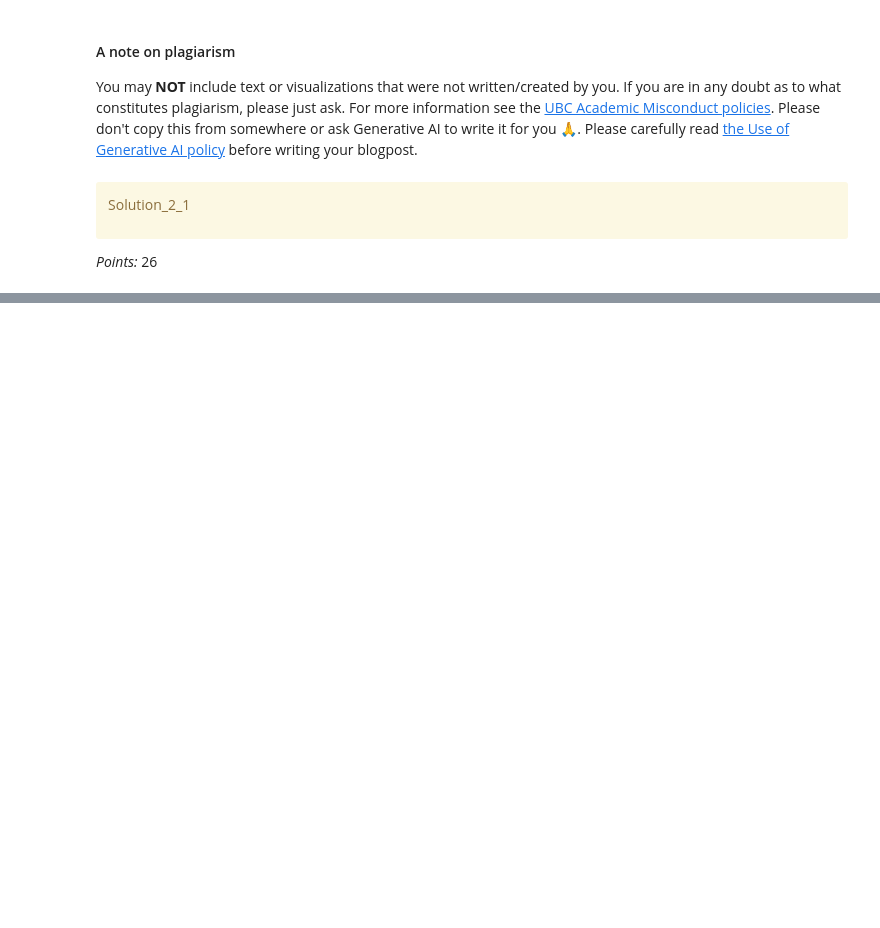
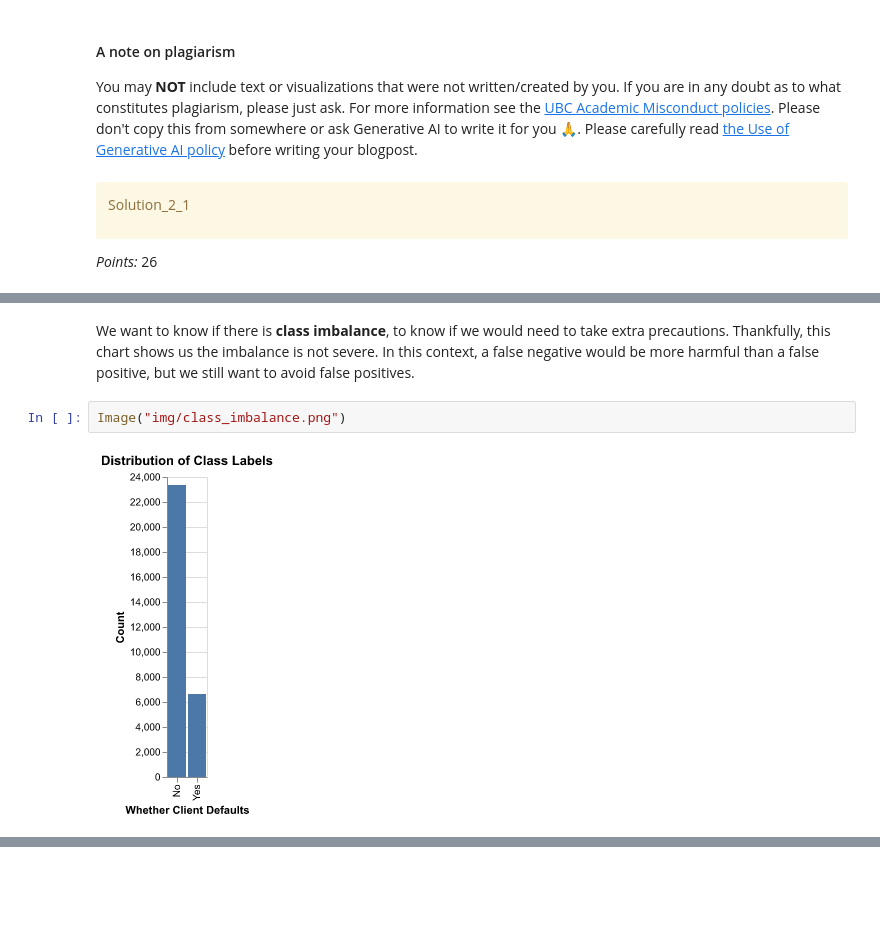
Before and after one commit to radhikab1/CPSC330_HW9, a Jupyter notebook: hw9.ipynb, the cells around one changed output, grey strips where cells are left out. Drawn from its saved outputs; the diff is of its cells as text; blank space fills up the shorter version.

```diff
--- a/hw9.ipynb
+++ b/hw9.ipynb
@@ -153 +192,7 @@ _Points:_ 26
+# %% [markdown]
+We want to know if there is **class imbalance**, to know if we would need to take extra precautions. Thankfully, this chart shows us the imbalance is not severe. In this context, a false negative would be more harmful than a false positive, but we still want to avoid false positives.
+# %%
+Image("img/class_imbalance.png")
+# %% [output]
+[figure, added]
 # %% [markdown]
```
Also changed, not shown: parts of 12 cells of this notebook.
